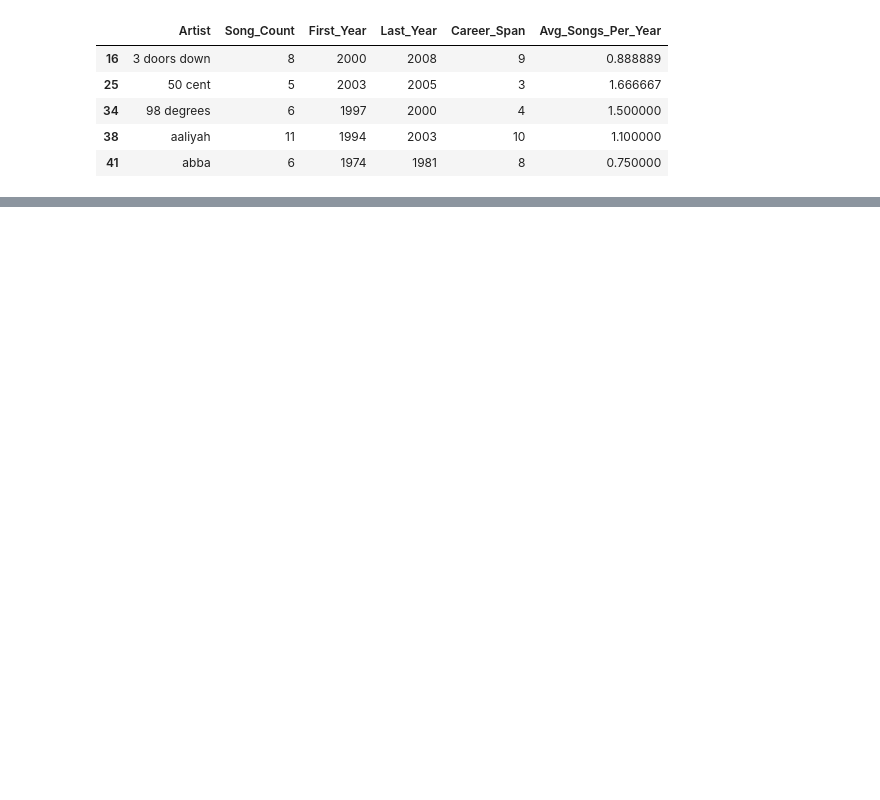
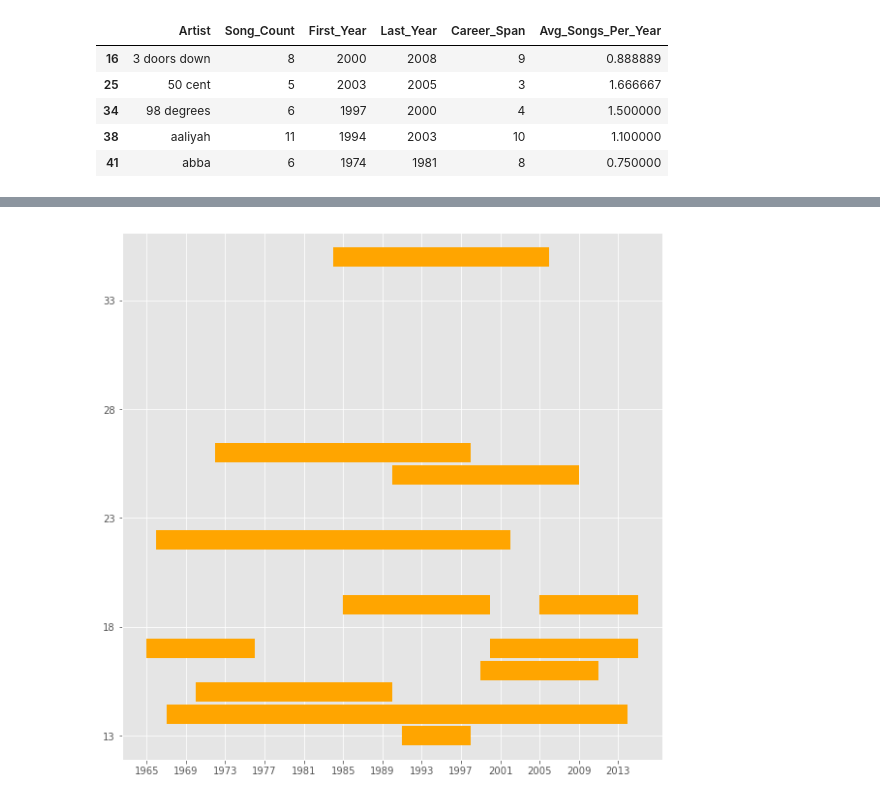
Before and after one commit to manulohiya/lyrics-billboard, a Jupyter notebook: notebooks/lyrics.ipynb, the cells around one changed output, grey strips where cells are left out. Saved outputs shown, nothing was run; the diff lists cells and outputs as text; code cells hidden in the pictures; blank space fills up the shorter version.

```diff
--- a/notebooks/lyrics.ipynb
+++ b/notebooks/lyrics.ipynb
@@ -172,0 +178,4 @@ plt.show()
+# %%
+
+grouped_df_top20 = grouped_df.nlargest(20, 'Song_Count')
+grouped_df_top20
@@ -172,0 +200,23 @@ plt.show()
+# %%
+min_xrange = grouped_df_top20.First_Year.min()
+max_xrange = grouped_df_top20.Last_Year.max()
+min_yrange = grouped_df_top20.Song_Count.min()
+max_yrange = grouped_df_top20.Song_Count.max()
+# %%
+# for i in range(0,5):
+fig = plt.figure(figsize=(10, 10))
+ax = fig.add_subplot(111)
+plt.plot([grouped_df_top20.First_Year, grouped_df_top20.Last_Year], [grouped_df_top20.Song_Count, grouped_df_top20.Song_Count], lw=20, color="orange", solid_capstyle="butt")
+
+
+
+# ax.annotate(grouped_df_top20.Artist, xy=(1993, 5), xytext=(2000, 2))
+
+
+
+plt.yticks(range(min_yrange, max_yrange, 5))
+plt.xticks(range(min_xrange, max_xrange, 4))
+# plt.margins(0.5)
+plt.show()
+# %% [output]
+[figure, added]
```
Also changed, not shown: parts of 5 cells of this notebook, 1 other file.
